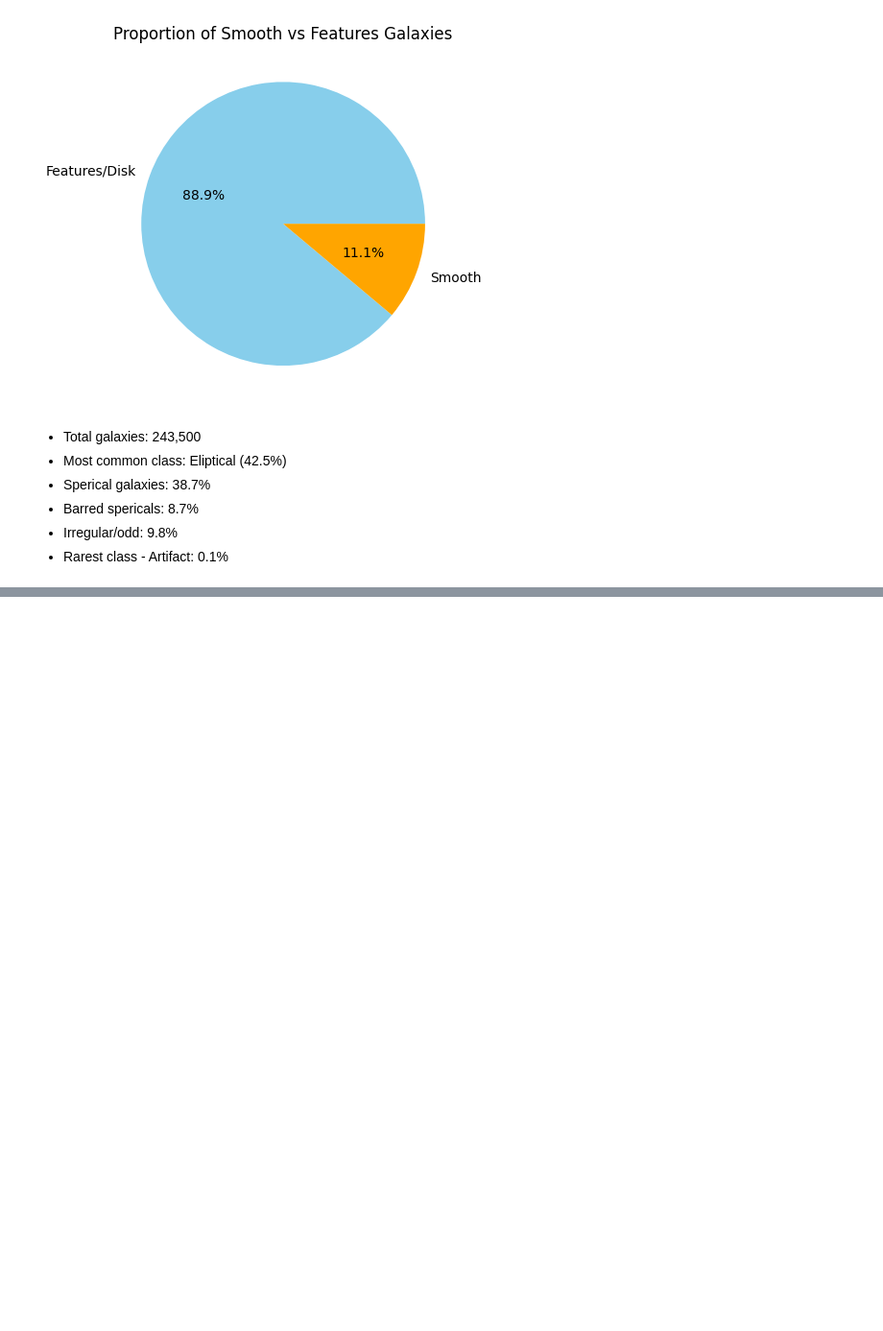
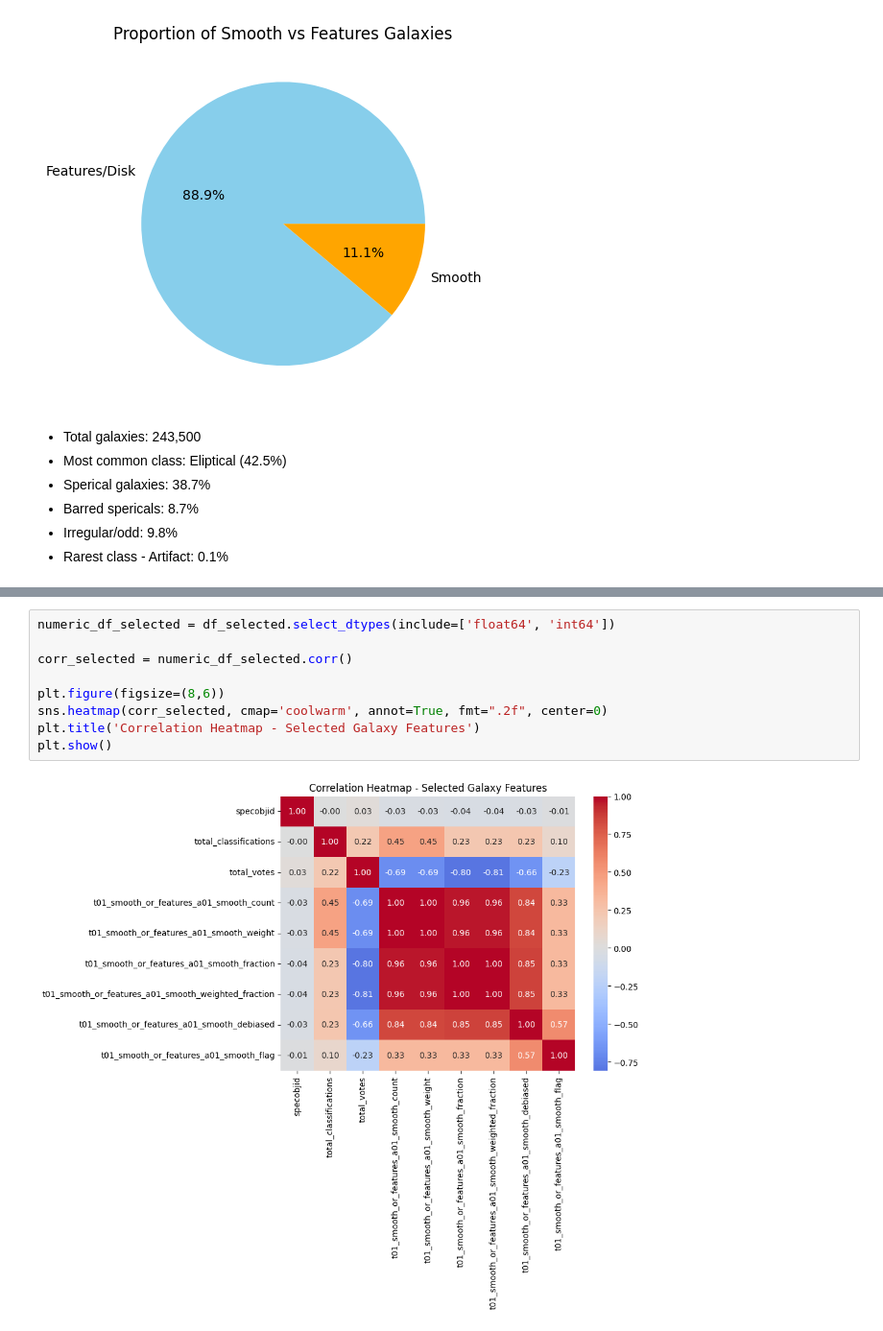
Before and after one commit to la2015-hw/Group_10, a Jupyter notebook: test.ipynb, the cells around one changed output, grey strips where cells are left out. Shown at 96% size. Cells and saved outputs as stored; diff of their text form; blank space fills up the shorter version.

```diff
--- a/test.ipynb
+++ b/test.ipynb
@@ -244,0 +262,11 @@ plt.show()
+# %%
+numeric_df_selected = df_selected.select_dtypes(include=['float64', 'int64'])
+
+corr_selected = numeric_df_selected.corr()
+
+plt.figure(figsize=(8,6))
+sns.heatmap(corr_selected, cmap='coolwarm', annot=True, fmt=".2f", center=0)
+plt.title('Correlation Heatmap - Selected Galaxy Features')
+plt.show()
+# %% [output]
+[figure, added]
```
Also changed, not shown: parts of 1 cell of this notebook.
